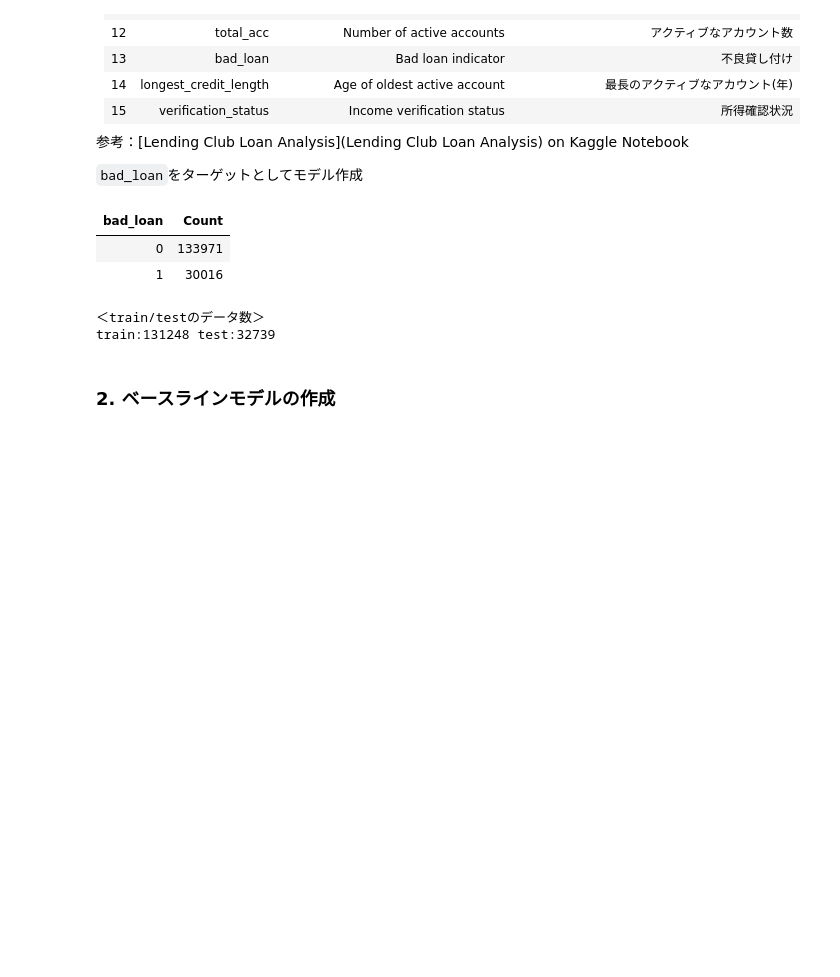
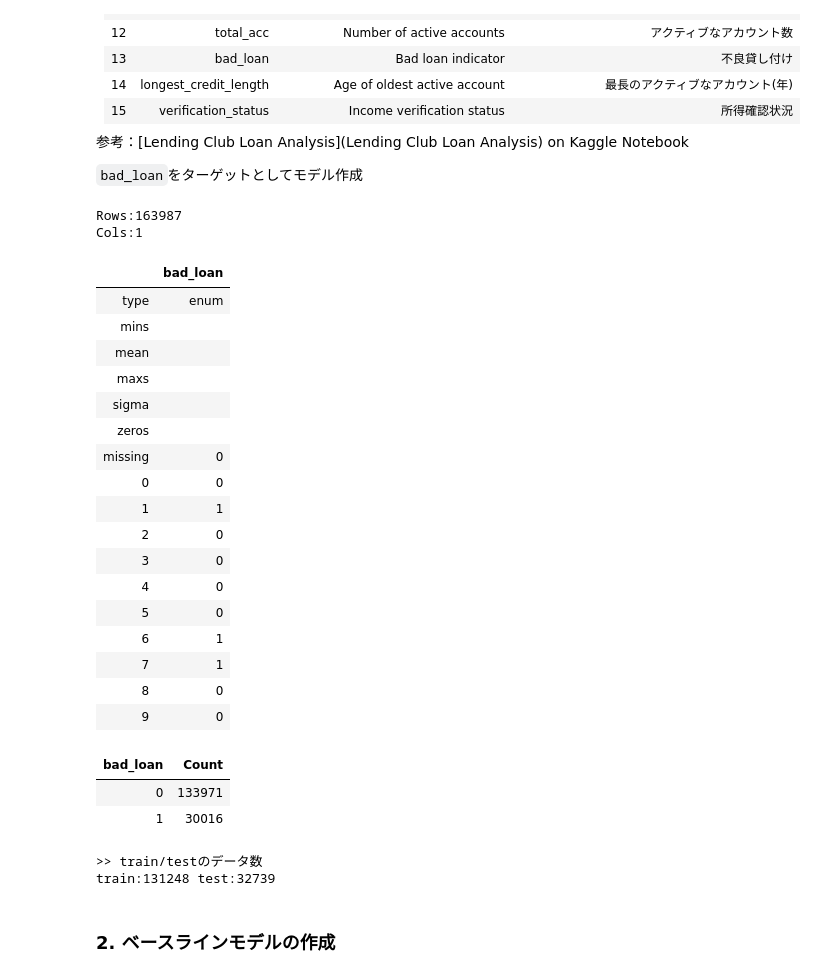
Before and after one commit to yukismd/H2O_3_Tutorial, a Jupyter notebook: python_api/Feature_Engineering_Deep_Dive.ipynb, the cells around one changed output. Cells and saved outputs as stored; diff of their text form; code cells hidden in the pictures; blank space fills up the shorter version.

```diff
--- a/python_api/Feature_Engineering_Deep_Dive.ipynb
+++ b/python_api/Feature_Engineering_Deep_Dive.ipynb
@@ -90,19 +99,46 @@ Cols:15
 参考：[Lending Club Loan Analysis](Lending Club Loan Analysis) on Kaggle Notebook
 
 `bad_loan`をターゲットとしてモデル作成
+# %%
+#> int型をカテゴリ型(enum)へ変更
+loans['bad_loan'] = loans['bad_loan'].asfactor()
 # %%
-loans['bad_loan'].table()
+loans['bad_loan'].describe()
 # %% [output]
+Rows:163987
+Cols:1
-| bad_loan | Count |
-| 0 | 133971 |
-| 1 | 30016 |
+|  | bad_loan |
+| type | enum |
+| mins |  |
+| mean |  |
+| maxs |  |
+| sigma |  |
+| zeros |  |
+| missing | 0 |
+| 0 | 0 |
+| 1 | 1 |
+| 2 | 0 |
+| 3 | 0 |
+| 4 | 0 |
+| 5 | 0 |
+| 6 | 1 |
+| 7 | 1 |
+| 8 | 0 |
+| 9 | 0 |
+# %%
+#> 水準数の確認（1:不良貸し付け）
+loans['bad_loan'].table()
+# %% [output]
+| bad_loan | Count |
+| 0 | 133971 |
+| 1 | 30016 |
 # %%
 #> 学習/テストデータセットへの分割（学習 :  テスト = 80% : 20% ）
 train, test = loans.split_frame([0.8], seed=12345)
-print("＜train/testのデータ数＞")
+print(">> train/testのデータ数")
 print("train:%d test:%d" % (train.nrows, test.nrows))
 # %% [output]
-＜train/testのデータ数＞
+>> train/testのデータ数
 train:131248 test:32739
 # %% [markdown]
 ### 2. ベースラインモデルの作成
```
Also changed, not shown: parts of 19 cells of this notebook.
